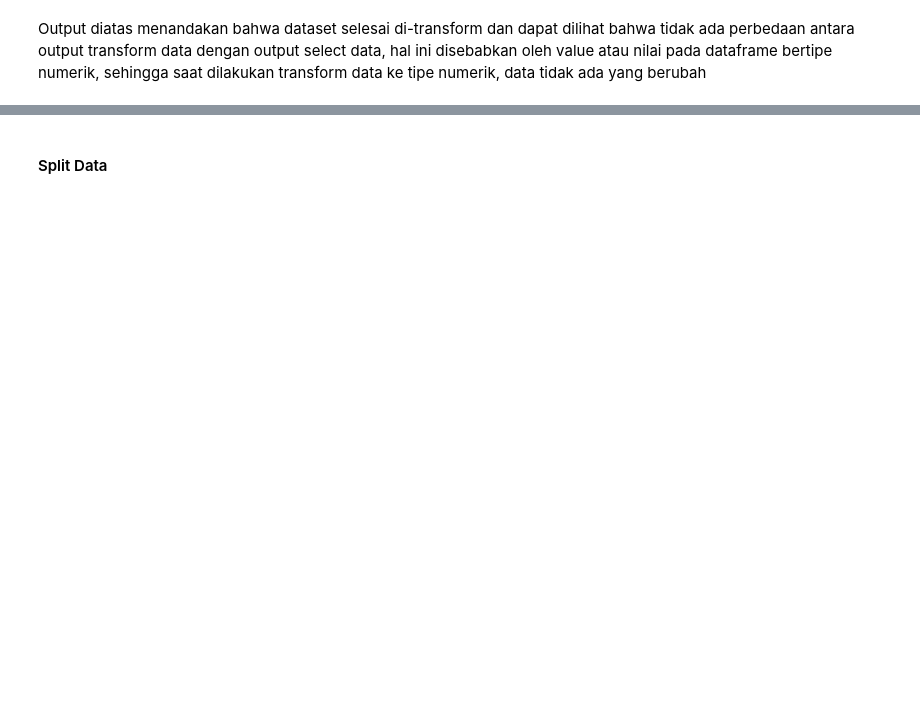
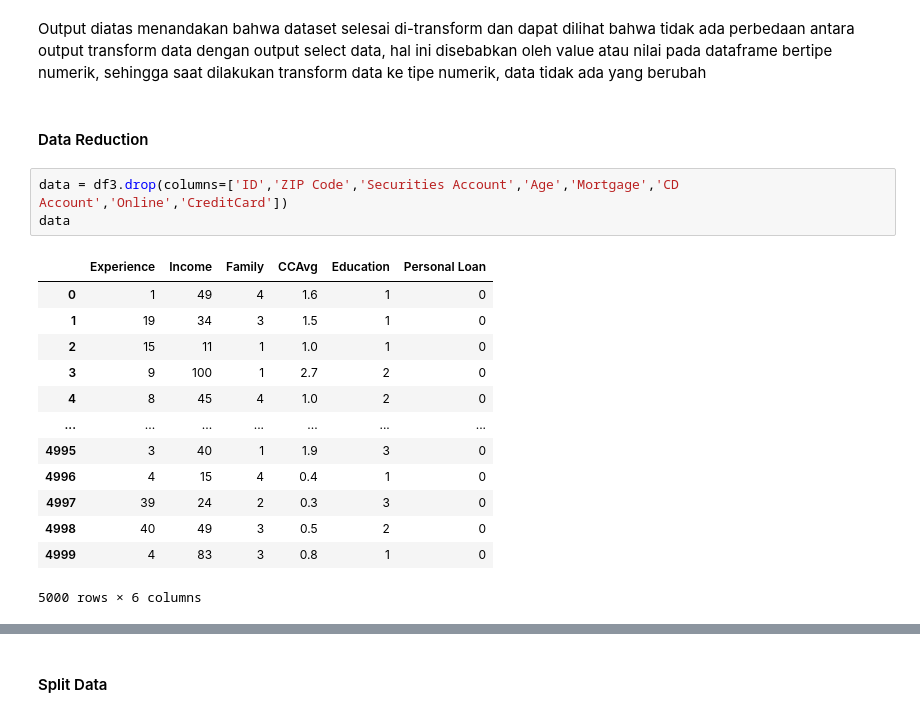
Before and after one commit to Daivageralda/posttest2-datamining, a Jupyter notebook: 2109116038_Post_Test_2_Raihan_Daiva_Geralda.ipynb, the cells around one changed output, grey strips where cells are left out. Cells and saved outputs as stored; diff of their text form; blank space fills up the shorter version.

```diff
--- a/2109116038_Post_Test_2_Raihan_Daiva_Geralda.ipynb
+++ b/2109116038_Post_Test_2_Raihan_Daiva_Geralda.ipynb
@@ -585,3 +587,22 @@ print(df3)
 [5000 rows x 14 columns]
 # %% [markdown]
 Output diatas menandakan bahwa dataset selesai di-transform dan dapat dilihat bahwa tidak ada perbedaan antara output transform data dengan output select data, hal ini disebabkan oleh value atau nilai pada dataframe bertipe numerik, sehingga saat dilakukan transform data ke tipe numerik, data tidak ada yang berubah
+# %% [markdown]
+#### Data Reduction
+# %%
+data = df3.drop(columns=['ID','ZIP Code','Securities Account','Age','Mortgage','CD Account','Online','CreditCard'])
+data
+# %% [output]
+|  | Experience | Income | Family | CCAvg | Education | Personal Loan |
+| 0 | 1 | 49 | 4 | 1.6 | 1 | 0 |
+| 1 | 19 | 34 | 3 | 1.5 | 1 | 0 |
+| 2 | 15 | 11 | 1 | 1.0 | 1 | 0 |
+| 3 | 9 | 100 | 1 | 2.7 | 2 | 0 |
+| 4 | 8 | 45 | 4 | 1.0 | 2 | 0 |
+| ... | ... | ... | ... | ... | ... | ... |
+| 4995 | 3 | 40 | 1 | 1.9 | 3 | 0 |
+| 4996 | 4 | 15 | 4 | 0.4 | 1 | 0 |
+| 4997 | 39 | 24 | 2 | 0.3 | 3 | 0 |
+| 4998 | 40 | 49 | 3 | 0.5 | 2 | 0 |
+| 4999 | 4 | 83 | 3 | 0.8 | 1 | 0 |
+5000 rows × 6 columns
```
Also changed, not shown: parts of 8 cells of this notebook.
